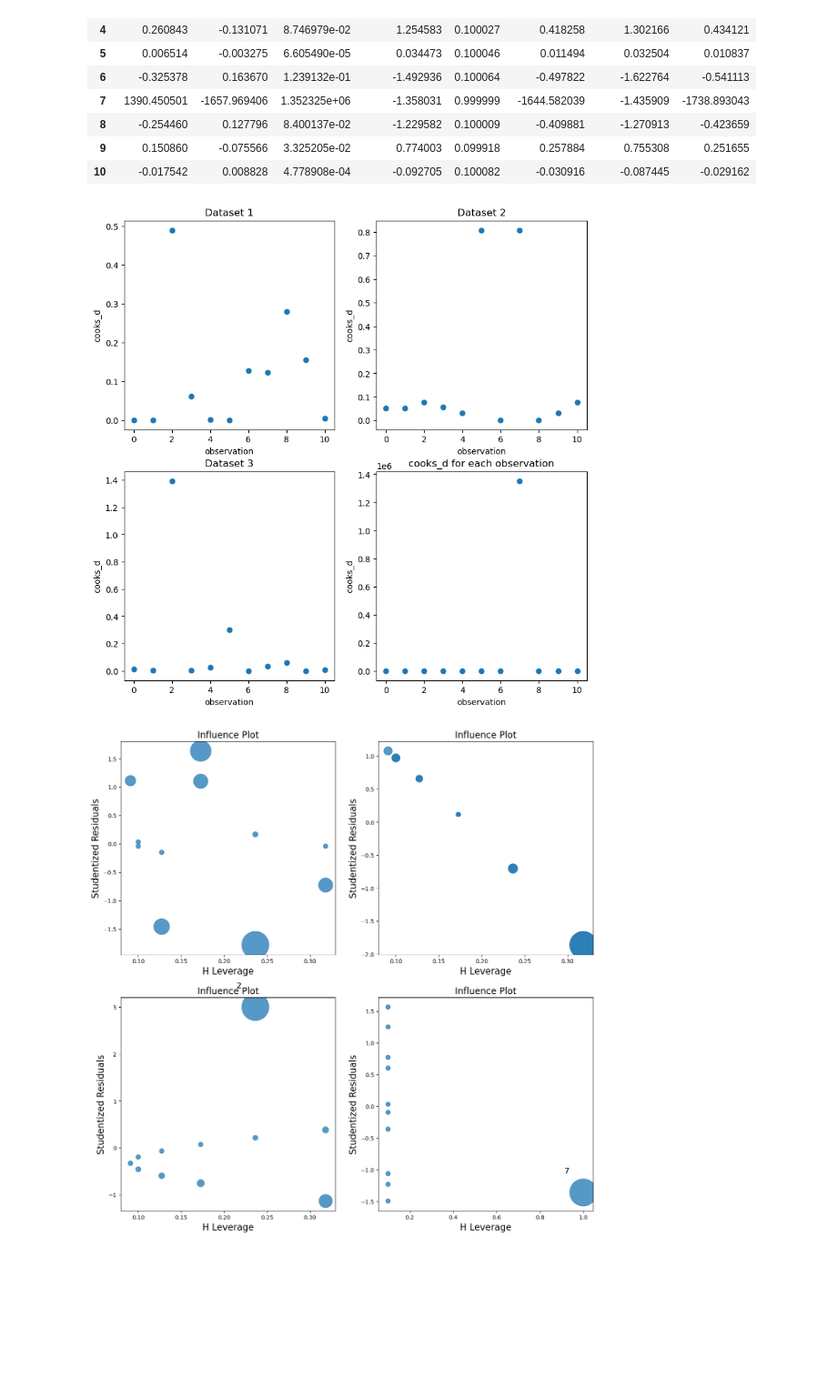
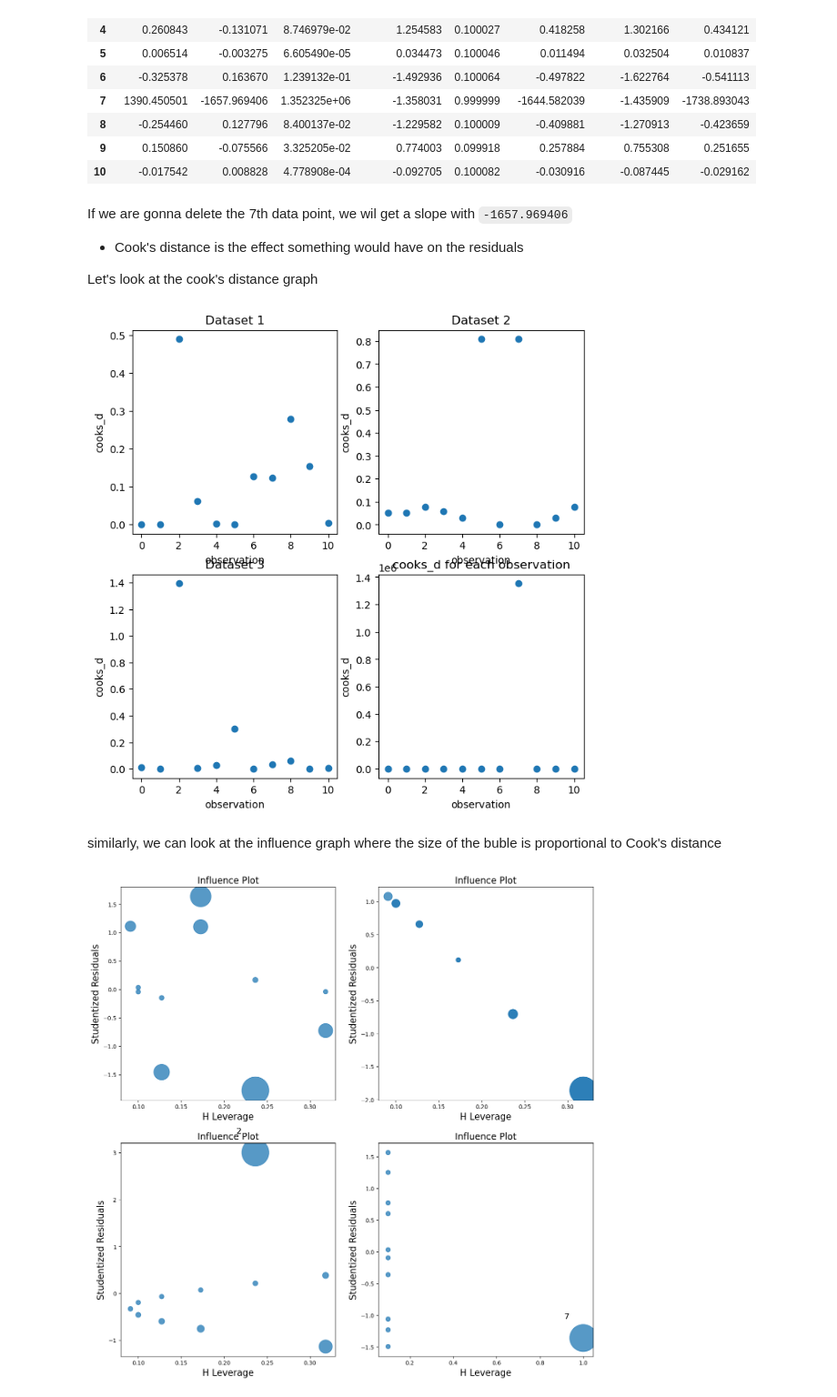
Before and after one commit to KevinBian107/SIP-Demos, a Jupyter notebook: Week6_RegressionAnalysis.ipynb, the cells around one changed output. Shown at 91% size. Saved outputs shown, nothing was run; the diff lists cells and outputs as text; code cells hidden in the pictures; blank space fills up the shorter version.

```diff
--- a/Week6_RegressionAnalysis.ipynb
+++ b/Week6_RegressionAnalysis.ipynb
@@ -878,0 +898,7 @@ for i, resid in enumerate(residuals):
+# %%
+alpha = 0.1
+
+for i, resid in enumerate(residuals):
+    shapiro = stats.shapiro(standardize(resid))
+    print(f' Data {i+1}: \t')
+    decision(shapiro.pvalue, alpha)
@@ -886,5 +927,5 @@ The **relationship between the independent and dependent variables should be lin
 # %%
-fig, axs = plt.subplots(1, 2, figsize=(14, 7))
+fig, axs = plt.subplots(1, 2, figsize=(14, 5))
 
 for i, (model, resid) in enumerate(zip(models, residuals)):
     sns.scatterplot(x=model.fittedvalues, y=standardize(resid), ax=axs[i])
@@ -927,7 +962,7 @@ ys = [
 data = [pd.DataFrame({'x': x, 'y': y}) for y in ys]
 data[4-1].x = x4
 
-fig, axs = plt.subplots(2, 2, figsize=(9, 9))
+fig, axs = plt.subplots(2, 2, figsize=(10, 5))
 
 for i, (df, ax) in enumerate(zip(data, axs.ravel())):
     ax.scatter(df.x, df.y)
@@ -937,7 +974,7 @@ for i, (df, ax) in enumerate(zip(data, axs.ravel())):
 # %%
 results = [smf.ols('y ~ x', data=df).fit() for df in data]
 
-fig, axs = plt.subplots(2, 2, figsize=(10, 10))
+fig, axs = plt.subplots(2, 2, figsize=(10, 5))
 
 for i, (df, ax) in enumerate(zip(data, axs.ravel())):
     ax.scatter(df.x, df.y)
@@ -971,20 +1012,26 @@ results[3].get_influence().summary_frame()
 | 8 | -0.254460 | 0.127796 | 8.400137e-02 | -1.229582 | 0.100009 | -0.409881 | -1.270913 | -0.423659 |
 | 9 | 0.150860 | -0.075566 | 3.325205e-02 | 0.774003 | 0.099918 | 0.257884 | 0.755308 | 0.251655 |
 | 10 | -0.017542 | 0.008828 | 4.778908e-04 | -0.092705 | 0.100082 | -0.030916 | -0.087445 | -0.029162 |
+# %% [markdown]
+If we are gonna delete the 7th data point, we wil get a slope with `-1657.969406`
+- Cook's distance is the effect something would have on the residuals
+
+Let's look at the cook's  distance graph
 # %%
 metric = 'cooks_d'
-
-fig, axs = plt.subplots(2, 2, figsize=(10, 10))
+fig, axs = plt.subplots(2, 2, figsize=(8, 8))
 for i, (result, ax) in enumerate(zip(results, axs.ravel())):
     yvalue = result.get_influence().summary_frame()[metric]
     xvalue = range(len(yvalue))
     ax.scatter(xvalue, yvalue)
     ax.set_xlabel('observation')
     ax.set_title(f'Dataset {i+1}')
     ax.set_ylabel(f'{metric}'); plt.title(f'{metric} for each observation')
     # ax.set_ylim(-50, 50)
 # %% [output]
-[figure, old version]
+[figure, new version]
+# %% [markdown]
+similarly, we can look at the influence graph where the size of the buble is proportional to Cook's distance
 # %%
 fig, axs = plt.subplots(2, 2, figsize=(15, 15))
 
```
Also changed, not shown: parts of 61 cells of this notebook, 1 other file.
